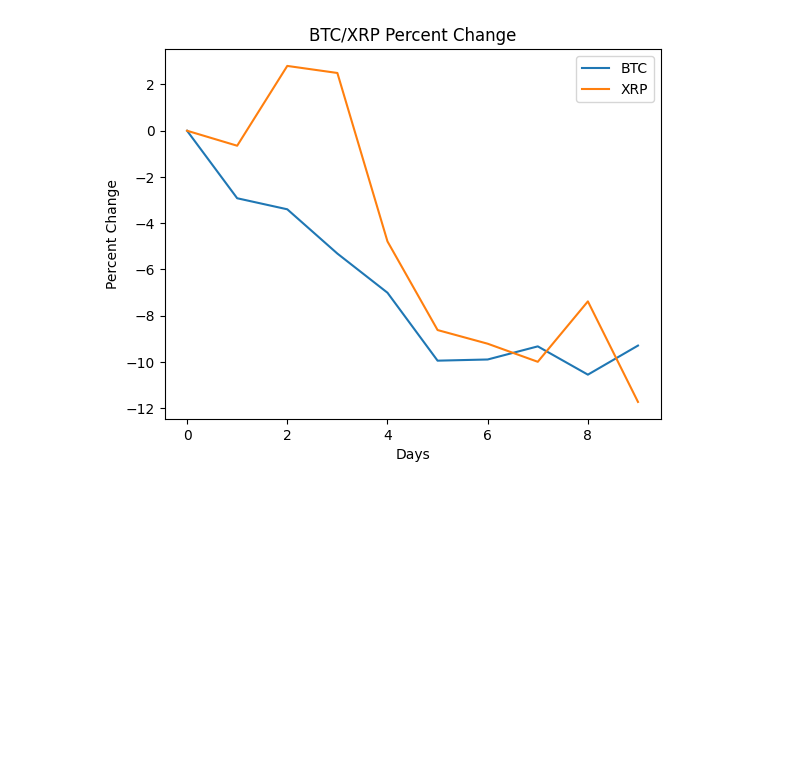
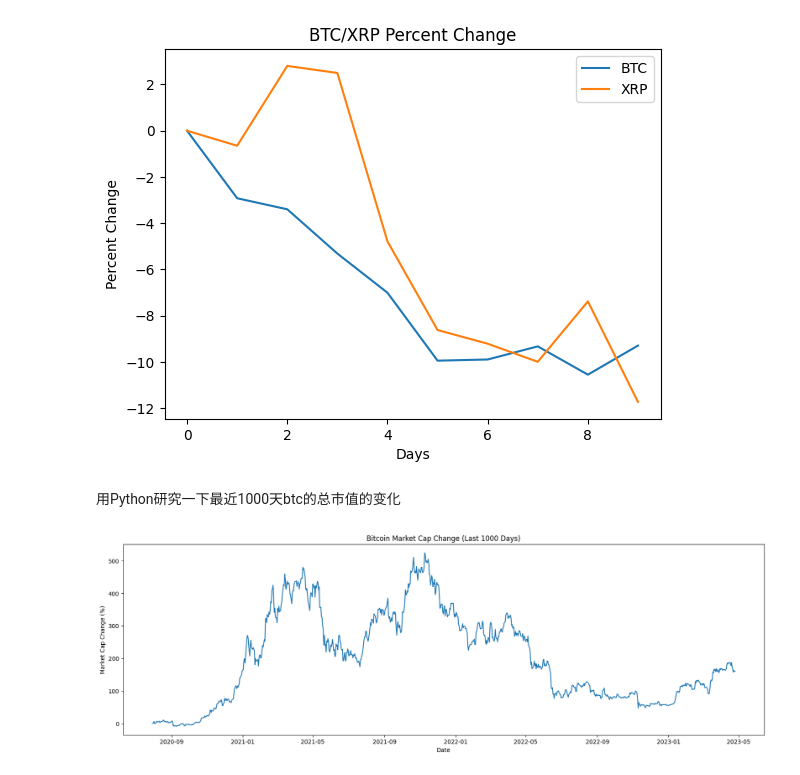
Before and after one commit to darrien-wang/codespaces-jupyter, a Jupyter notebook: notebooks/shortAlt.ipynb, the cells around one changed output. Cells and saved outputs as stored; diff of their text form; code cells hidden in the pictures; blank space fills up the shorter version.

```diff
--- a/notebooks/shortAlt.ipynb
+++ b/notebooks/shortAlt.ipynb
@@ -269,3 +269,35 @@ plt.legend()
 plt.show()
 # %% [output]
 [figure]
+# %% [markdown]
+用Python研究一下最近1000天btc的总市值的变化
+# %%
+import matplotlib.pyplot as plt
+from pycoingecko import CoinGeckoAPI
+from datetime import datetime, timedelta
+
+
+# 初始化CoinGeckoAPI对象
+cg = CoinGeckoAPI()
+
+# 获取BTC历史价格数据
+data = cg.get_coin_market_chart_range_by_id(id='bitcoin', vs_currency='usd', from_timestamp=(datetime.now() - timedelta(days=1000)).timestamp(), to_timestamp=datetime.now().timestamp())
+
+prices = data['prices']
+market_cap = data['market_caps']
+
+# 将时间戳转换为日期格式
+dates = [datetime.fromtimestamp(price[0]/1000) for price in prices]
+
+# 计算市值变化百分比
+cap_changes = [(market_cap[i][1] - market_cap[0][1])/market_cap[0][1] * 100 for i in range(len(market_cap))]
+
+# 绘制变化百分比图
+plt.figure(figsize=(20,6))
+plt.plot(dates, cap_changes)
+plt.xlabel('Date')
+plt.ylabel('Market Cap Change (%)')
+plt.title('Bitcoin Market Cap Change (Last 1000 Days)')
+plt.show()
+# %% [output]
+[figure, added]
```
Also changed, not shown: parts of 2 cells of this notebook, 34 other files.
